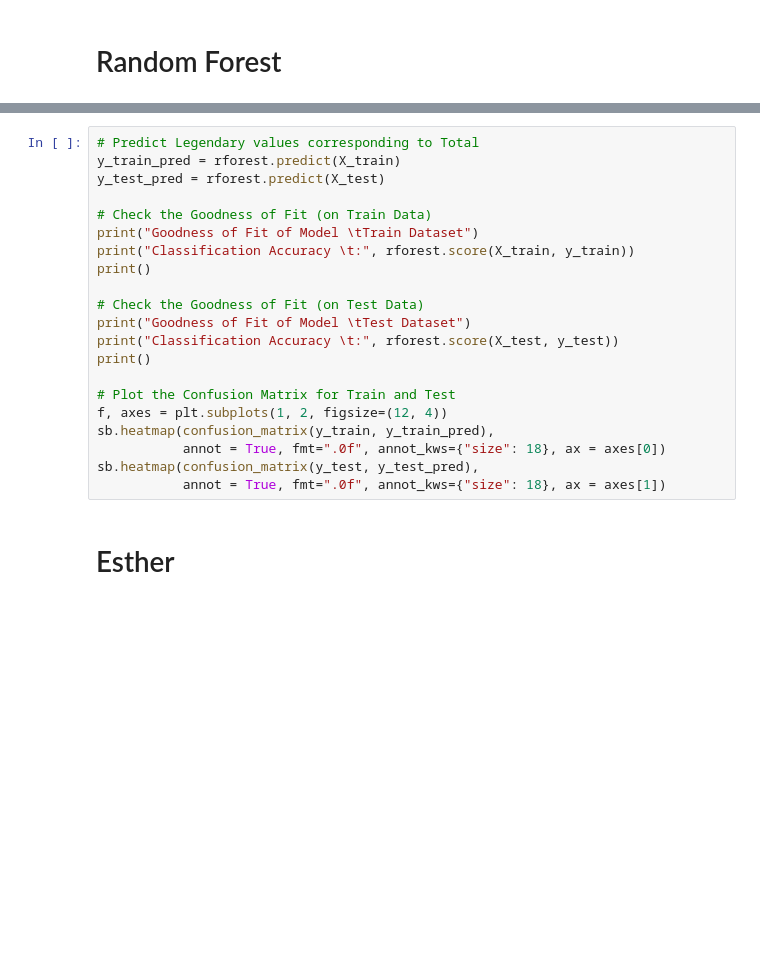
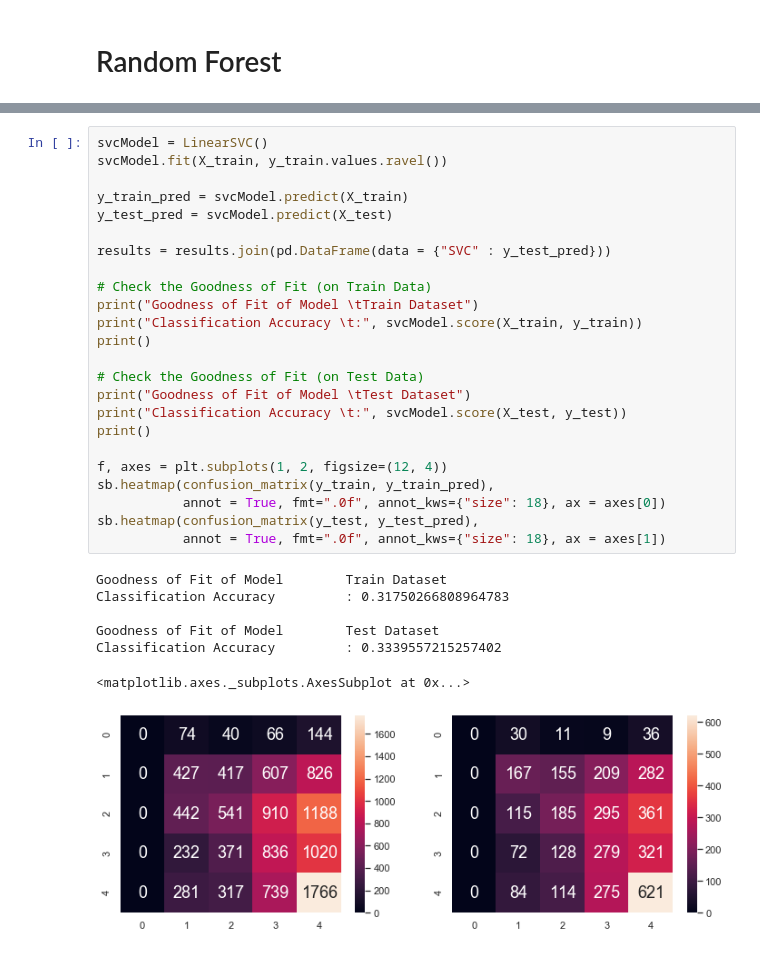
Before and after one commit to majulahsingapuri/CatsnDogs, a Jupyter notebook: Project.ipynb, the cells around one changed output, grey strips where cells are left out. Drawn from its saved outputs; the diff is of its cells as text; blank space fills up the shorter version.

```diff
--- a/Project.ipynb
+++ b/Project.ipynb
@@ -150,23 +211,32 @@ rforest.fit(X_train, y_train.values.ravel())
 # %%
-# Predict Legendary values corresponding to Total
-y_train_pred = rforest.predict(X_train)
-y_test_pred = rforest.predict(X_test)
+svcModel = LinearSVC()
+svcModel.fit(X_train, y_train.values.ravel())
+
+y_train_pred = svcModel.predict(X_train)
+y_test_pred = svcModel.predict(X_test)
+
+results = results.join(pd.DataFrame(data = {"SVC" : y_test_pred}))
 
 # Check the Goodness of Fit (on Train Data)
 print("Goodness of Fit of Model \tTrain Dataset")
-print("Classification Accuracy \t:", rforest.score(X_train, y_train))
+print("Classification Accuracy \t:", svcModel.score(X_train, y_train))
 print()
 
 # Check the Goodness of Fit (on Test Data)
 print("Goodness of Fit of Model \tTest Dataset")
-print("Classification Accuracy \t:", rforest.score(X_test, y_test))
+print("Classification Accuracy \t:", svcModel.score(X_test, y_test))
 print()
 
-# Plot the Confusion Matrix for Train and Test
 f, axes = plt.subplots(1, 2, figsize=(12, 4))
 sb.heatmap(confusion_matrix(y_train, y_train_pred),
            annot = True, fmt=".0f", annot_kws={"size": 18}, ax = axes[0])
 sb.heatmap(confusion_matrix(y_test, y_test_pred),
            annot = True, fmt=".0f", annot_kws={"size": 18}, ax = axes[1])
+# %% [output]
+Goodness of Fit of Model        Train Dataset
+Classification Accuracy         : 0.31750266808964783
+
+Goodness of Fit of Model        Test Dataset
+Classification Accuracy         : 0.3339557215257402
+<matplotlib.axes._subplots.AxesSubplot at 0x...>
+[figure, added]
-# %% [markdown]
-# Esther
```
Also changed, not shown: parts of 24 cells of this notebook.
